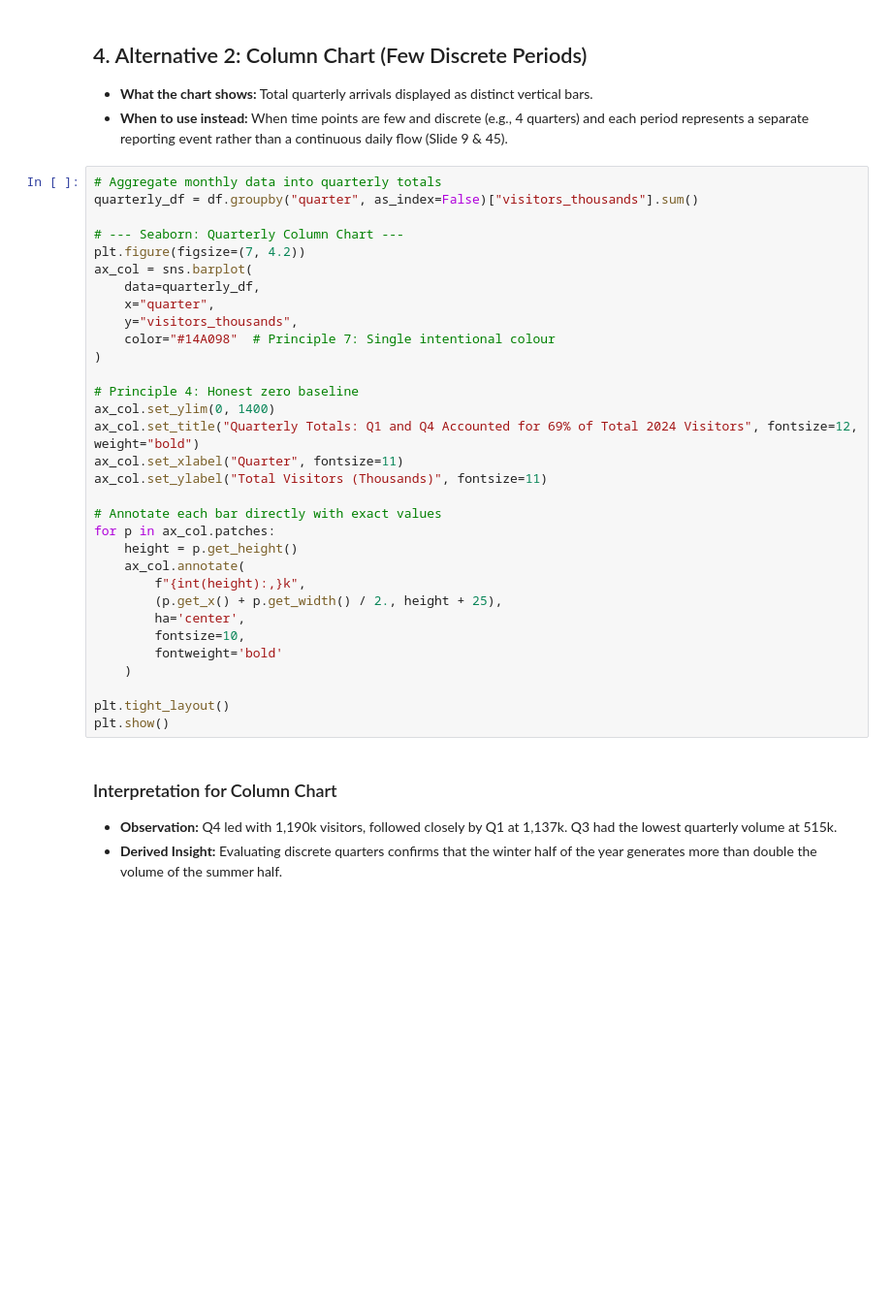
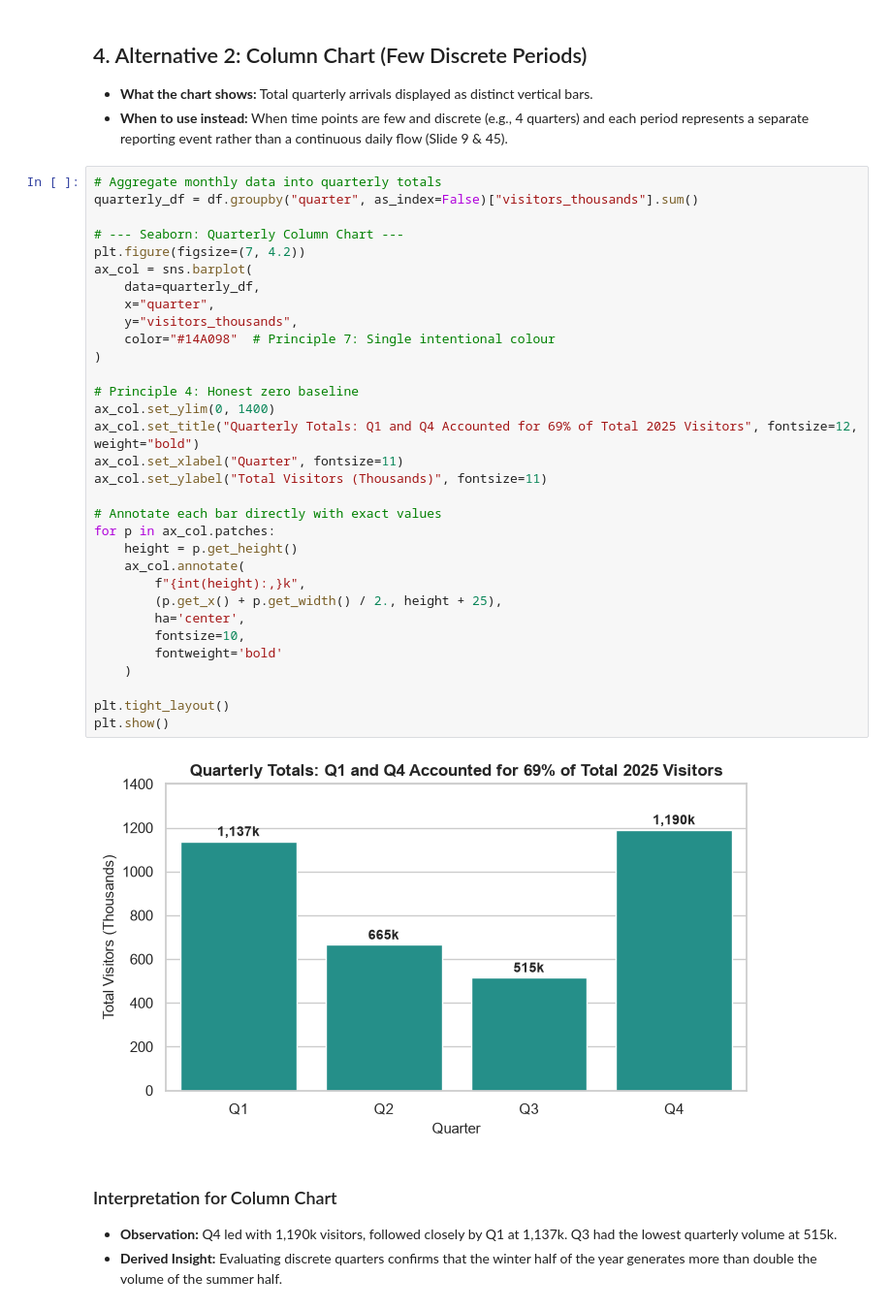
Before and after one commit to cmps360f26/cmps360-content, a Jupyter notebook: examples/05_visualization/01_trend_analysis.ipynb, the cells around one changed output. Shown at 97% size. Cells and saved outputs as stored; diff of their text form; blank space fills up the shorter version.

```diff
--- a/examples/05_visualization/01_trend_analysis.ipynb
+++ b/examples/05_visualization/01_trend_analysis.ipynb
@@ -115,34 +126,36 @@ fig_area.show()
 # Aggregate monthly data into quarterly totals
 quarterly_df = df.groupby("quarter", as_index=False)["visitors_thousands"].sum()
 
 # --- Seaborn: Quarterly Column Chart ---
 plt.figure(figsize=(7, 4.2))
 ax_col = sns.barplot(
     data=quarterly_df,
     x="quarter",
     y="visitors_thousands",
     color="#14A098"  # Principle 7: Single intentional colour
 )
 
 # Principle 4: Honest zero baseline
 ax_col.set_ylim(0, 1400)
-ax_col.set_title("Quarterly Totals: Q1 and Q4 Accounted for 69% of Total 2024 Visitors", fontsize=12, weight="bold")
+ax_col.set_title("Quarterly Totals: Q1 and Q4 Accounted for 69% of Total 2025 Visitors", fontsize=12, weight="bold")
 ax_col.set_xlabel("Quarter", fontsize=11)
 ax_col.set_ylabel("Total Visitors (Thousands)", fontsize=11)
 
 # Annotate each bar directly with exact values
 for p in ax_col.patches:
     height = p.get_height()
     ax_col.annotate(
         f"{int(height):,}k",
         (p.get_x() + p.get_width() / 2., height + 25),
         ha='center',
         fontsize=10,
         fontweight='bold'
     )
 
 plt.tight_layout()
 plt.show()
+# %% [output]
+[figure, added]
 # %% [markdown]
 ### Interpretation for Column Chart
 - **Observation:** Q4 led with 1,190k visitors, followed closely by Q1 at 1,137k. Q3 had the lowest quarterly volume at 515k.
```
Also changed, not shown: parts of 15 cells of this notebook, 7 other files.
